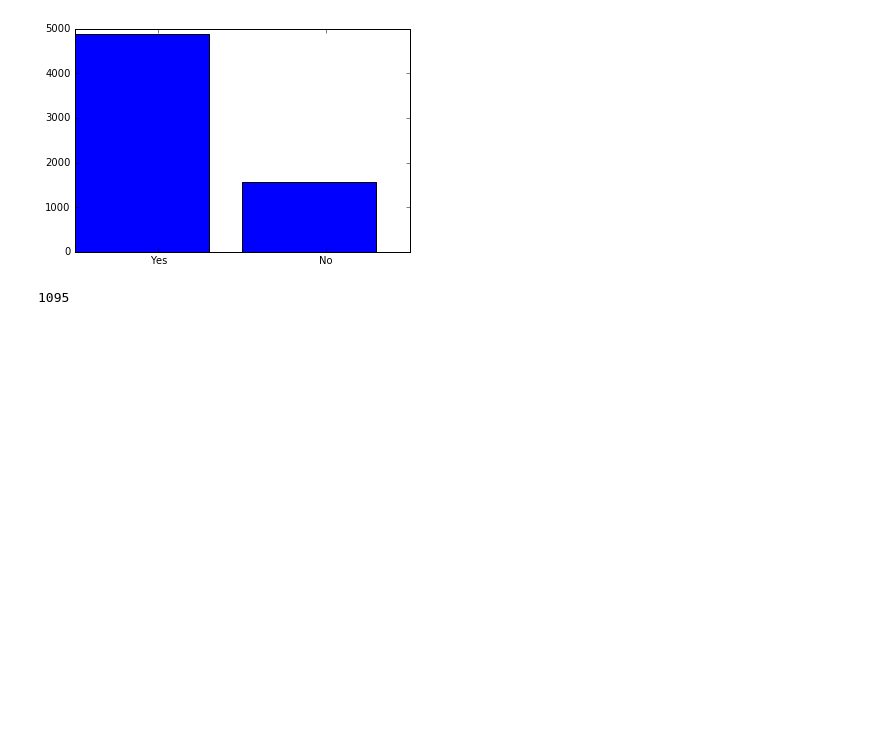
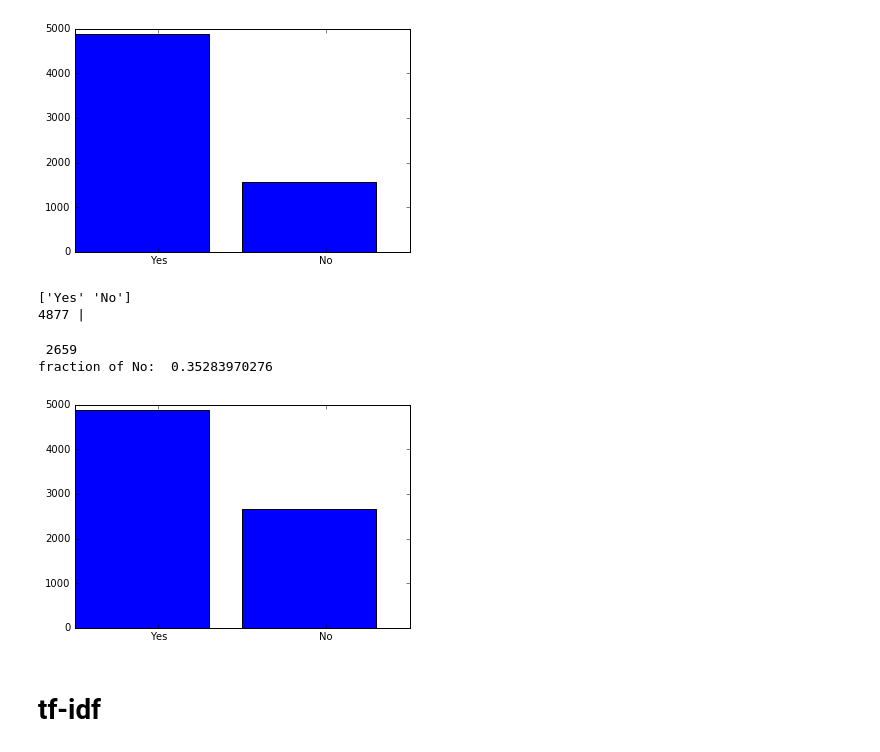
Before and after one commit to hamzafar/virtual_chat, a Jupyter notebook: Imbalance Class.ipynb, the cells around one changed output. Saved outputs shown, nothing was run; the diff lists cells and outputs as text; code cells hidden in the pictures; blank space fills up the shorter version.

```diff
--- a/Imbalance Class.ipynb
+++ b/Imbalance Class.ipynb
@@ -30,5 +33,7 @@ fraction of No:  0.242819437975
 # %%
-def plt_bar(yes=len(tmp_df[tmp_df['answers_yn'] == 'Yes']), no=len(tmp_df[tmp_df['answers_yn'] == 'No'])):
+def plt_bar(df =tmp_df):
+    yes=len(df[df['answers_yn'] == 'Yes'])
+    no=len(df[df['answers_yn'] == 'No'])
     plt.bar([10,11], [yes, no] )
     plt.xticks([10.5,11.5],['Yes','No'])
     plt.show()
@@ -36,8 +41,20 @@ def plt_bar(yes=len(tmp_df[tmp_df['answers_yn'] == 'Yes']), no=len(tmp_df[tmp_df
 plt_bar()
 # %% [output]
 [figure]
-# %%
-len(tmp_df.sample(frac=0.1, replace=True))
-len(tmp_df[tmp_df['answers_yn'] == 'No'].sample(frac=0.70, replace=True))
-# %% [output]
-1095
+# %%
+def over_samp_fra(df=tmp_df, fraction =0.7):
+    over_samp = df[df['answers_yn'] == 'No'].sample(frac=fraction, replace=True)
+#     print len(over_samp)
+    return df.append(over_samp)
+# %%
+over_samp_df= over_samp_fra()
+print_dataDis(over_samp_df)
+# %% [output]
+['Yes' 'No']
+4877 |
+ 2659
+fraction of No:  0.35283970276
+# %%
+plt_bar(over_samp_df)
+# %% [output]
+[figure, added]
@@ -43,0 +71,2 @@ len(tmp_df[tmp_df['answers_yn'] == 'No'].sample(frac=0.70, replace=True))
+# %% [markdown]
+# tf-idf
```
Also changed, not shown: parts of 49 cells of this notebook.
